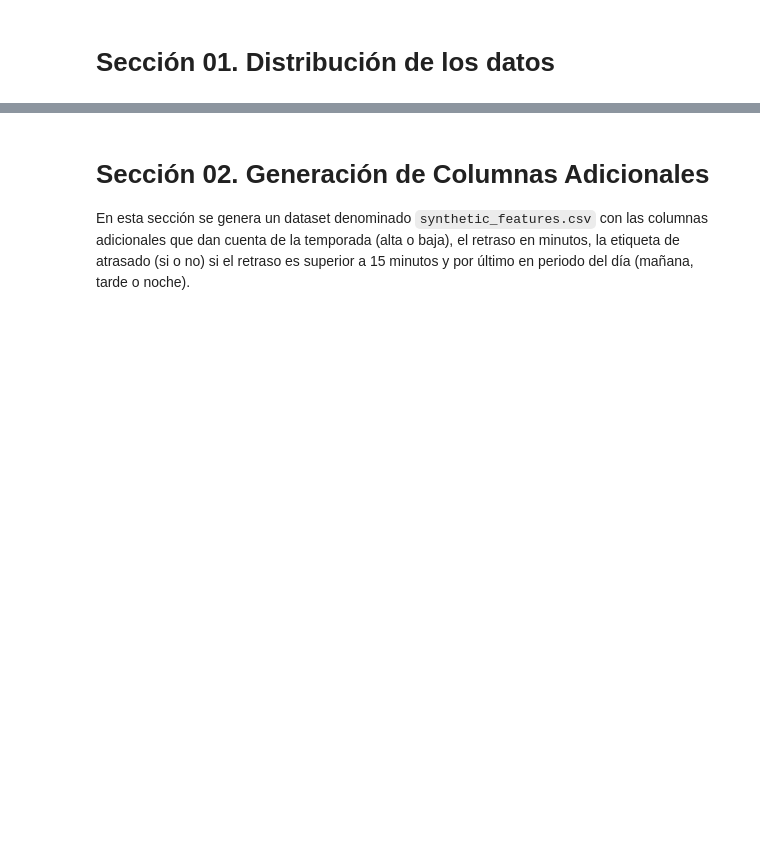
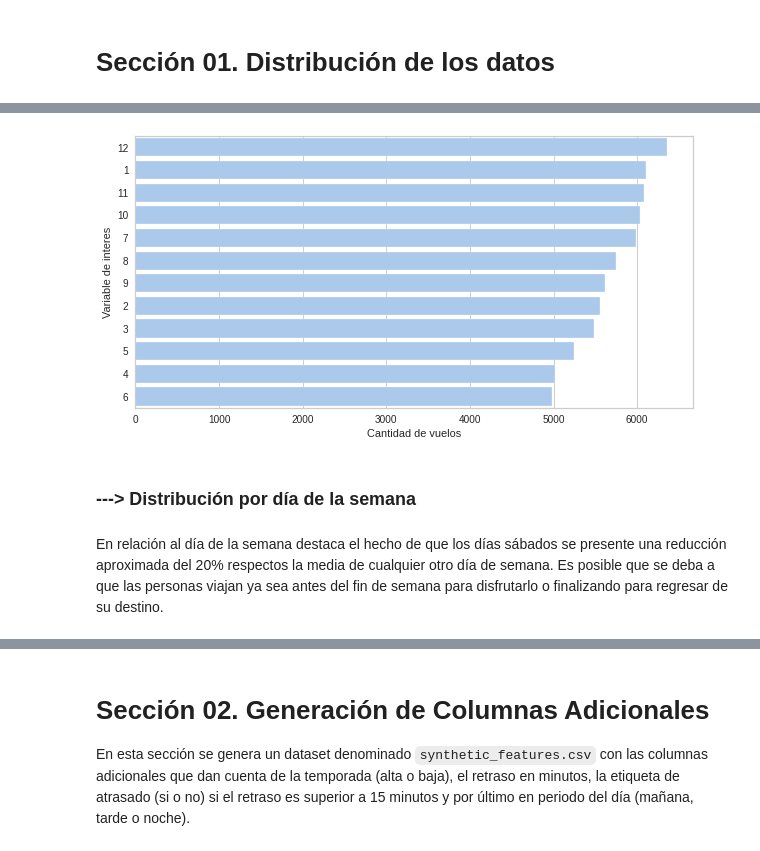
Before and after one commit to alexandergribenchenko/DS_LATAM_Test, a Jupyter notebook: solution.ipynb, the cells around one changed output, grey strips where cells are left out. Drawn from its saved outputs; the diff is of its cells as text; code cells hidden in the pictures; blank space fills up the shorter version.

```diff
--- a/solution.ipynb
+++ b/solution.ipynb
@@ -87,0 +267,3 @@ memory usage: 9.4+ MB
+# %%
+df_agregacion_MES = dataframe_agregacion(df_raw,'MES')
+df_agregacion_MES
@@ -87,0 +284,8 @@ memory usage: 9.4+ MB
+# %%
+plot_distribucion(df_agregacion_MES, 10, 5)
+# %% [output]
+[figure, added]
+# %% [markdown]
+### ---> Distribución por día de la semana
+# %% [markdown]
+En relación al día de la semana destaca el hecho de que los días sábados se presente una reducción aproximada del 20% respectos la media de cualquier otro día de semana. Es posible que se deba a que las personas viajan ya sea antes del fin de semana para disfrutarlo o finalizando para regresar de su destino.
```
Also changed, not shown: parts of 41 cells of this notebook.
